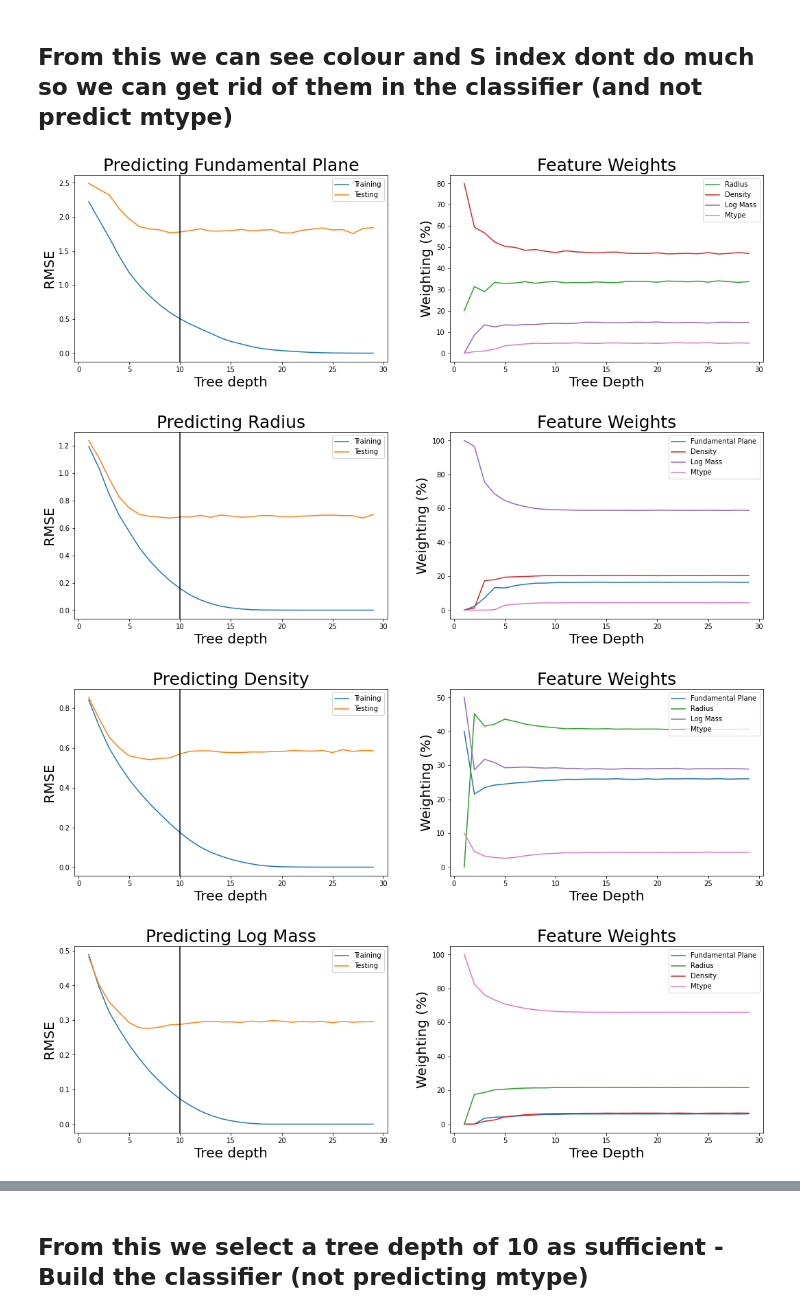
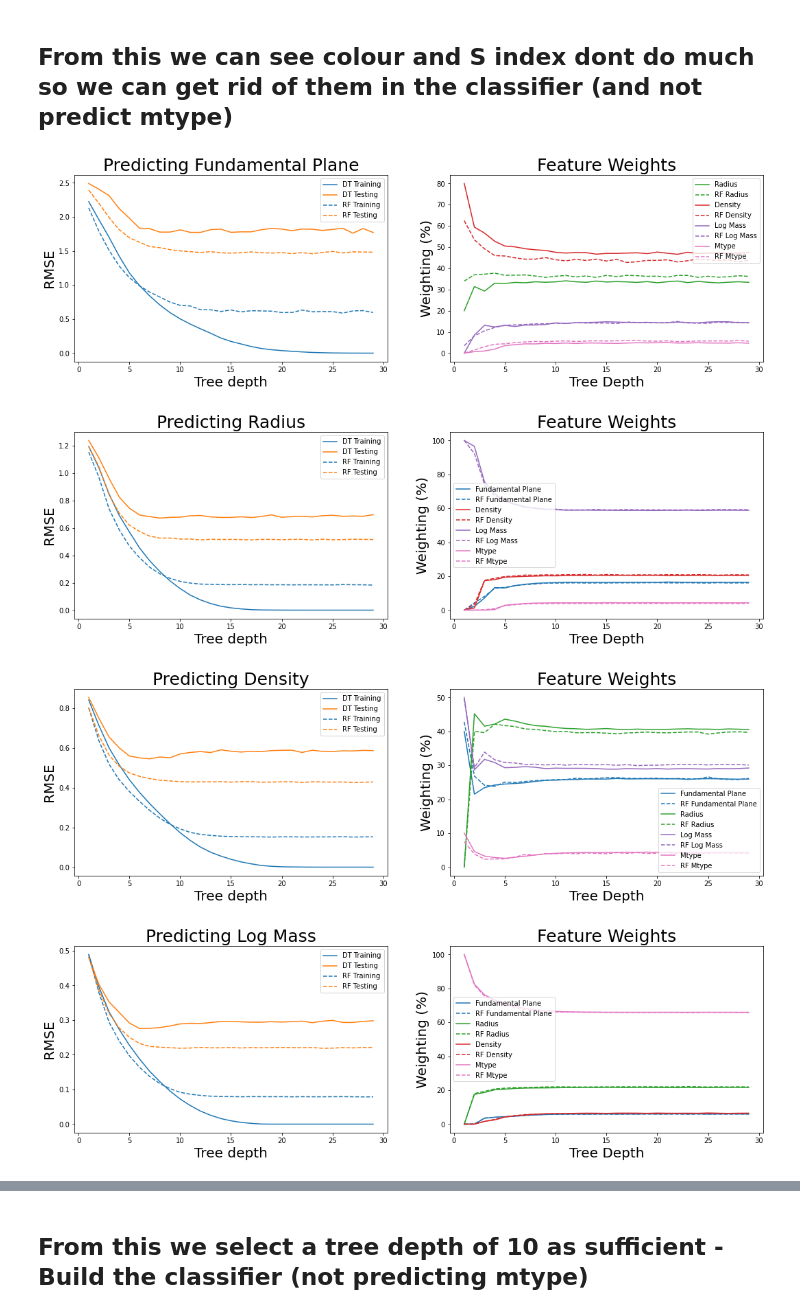
Before and after one commit to LouisDesdoigts/COMP_project, a Jupyter notebook: Assignment.ipynb, the cells around one changed output, grey strips where cells are left out. Cells and saved outputs as stored; diff of their text form; code cells hidden in the pictures.

```diff
--- a/Assignment.ipynb
+++ b/Assignment.ipynb
@@ -469,0 +327,4 @@ for i in range(len(data)):
+# %%
+predictors = [best_DTs, best_BGs, best_RFs]
+pred_names = ["DT", "BG", "RF"]
+cols = ['tab:blue', 'tab:orange', 'tab:green']
@@ -469,0 +486,3 @@ for i in range(len(data)):
+# %%
+classifiers = [best_DTs, best_RFs]
+classifier_names = ["DT", "RF"]
@@ -469,0 +801,16 @@ for i in range(len(data)):
+# %%
+plt.figure(figsize=(24, 5))
+for i in predict_idx:
+    cols_in = cols[:i] + cols[i+1:]
+    plt.subplot(1, 3, i+1)
+    plt.plot(depths, train_vals_all[i], label='Training', c='tab:blue')
+    plt.plot(depths, test_vals_all[i], label='Testing', c='tab:blue', linestyle='--')
+    plt.plot(depths, train_vals_small[i], label='Training: Feature Select', c='tab:orange')
+    plt.plot(depths, test_vals_small[i], label='Testing: Feature Select', c='tab:orange', linestyle='--')
+    plt.plot(depths, train_vals_dist[i], label='Training: Feature Select + Dist', c='tab:green')
+    plt.plot(depths, test_vals_dist[i], label='Testing: Feature Select + Dist', c='tab:green', linestyle='--')
+    plt.title("Predicting {}".format(names[i]), fontsize=25)
+    plt.ylabel("RMSE", fontsize=20)
+    plt.xlabel("Tree depth", fontsize=20)
+    plt.legend()
+plt.show()
@@ -489,41 +838,49 @@ for i in range(len(data)):
         data_in = np.array(data[:i] + data[i+1:]).T
         test_errs = np.zeros(depths.shape)
         train_errs = np.zeros(depths.shape)
         feature_vals = np.zeros([len(depths), len(names_in)])
+        test_errs_RF = np.zeros(depths.shape)
+        train_errs_RF = np.zeros(depths.shape)
+        feature_vals_RF = np.zeros([len(depths), len(names_in)])
 
         for j in range(len(depths)):
                 for k in range(Ntest):
                     X_train, X_test, Y_train, Y_test = train_test_split(data_in, target, test_size=0.25, random_state=k)
                     tree = DecisionTreeRegressor(max_depth=depths[j]).fit(X_train, Y_train)
-                    stderr_train = np.sqrt(mean_squared_error(Y_train, tree.predict(X_train)))
-                    stderr_test = np.sqrt(mean_squared_error(Y_test, tree.predict(X_test)))
-                    test_errs[j] += stderr_test/Ntest
-                    train_errs[j] += stderr_train/Ntest
+                    RF = RandomForestRegressor(max_depth=depths[j]).fit(X_train, Y_train)
+                    test_errs[j] += np.sqrt(mean_squared_error(Y_test, tree.predict(X_test)))/Ntest
+                    train_errs[j] += np.sqrt(mean_squared_error(Y_train, tree.predict(X_train)))/Ntest
                     feature_vals[j] += (tree.feature_importances_*100)/Ntest
+                    test_errs_RF[j] += np.sqrt(mean_squared_error(Y_test, RF.predict(X_test)))/Ntest
+                    train_errs_RF[j] += np.sqrt(mean_squared_error(Y_train, RF.predict(X_train)))/Ntest
+                    feature_vals_RF[j] += (RF.feature_importances_*100)/Ntest
         feature_vals = feature_vals.T
+        feature_vals_RF = feature_vals_RF.T
 
         cols_in = cols[:i] + cols[i+1:]
         plt.figure(figsize=(18, 5))
         plt.subplot(1, 2, 1)
-        plt.plot(depths, train_errs, label='Training')
-        plt.plot(depths, test_errs, label='Testing')
-        plt.axvline(10, c='k')
+        plt.plot(depths, train_errs, label='DT Training', c='tab:blue')
+        plt.plot(depths, test_errs, label='DT Testing', c='tab:orange')
+        plt.plot(depths, train_errs_RF, label='RF Training', c='tab:blue', linestyle='--')
+        plt.plot(depths, test_errs_RF, label='RF Testing', c='tab:orange', linestyle='--')
         plt.title("Predicting {}".format(names[i]), fontsize=25)
         plt.ylabel("RMSE", fontsize=20)
         plt.xlabel("Tree depth", fontsize=20)
         plt.legend()
 
         plt.subplot(1, 2, 2)
         for j in range(len(feature_vals)):
             plt.plot(depths, feature_vals[j], label=names_in[j], c=cols_in[j])
+            plt.plot(depths, feature_vals_RF[j], label="RF {}".format(names_in[j]), c=cols_in[j], linestyle='--')
         plt.title("Feature Weights", fontsize=25)
         plt.ylabel("Weighting (%)", fontsize=20)
         plt.xlabel("Tree Depth", fontsize=20)
         plt.legend()
 
         plt.show()
 # %% [output]
-[figure, old version]
+[figure, new version]
-[figure, old version]
+[figure, new version]
-[figure, old version]
+[figure, new version]
-[figure, old version]
+[figure, new version]
```
Also changed, not shown: parts of 60 cells of this notebook.
